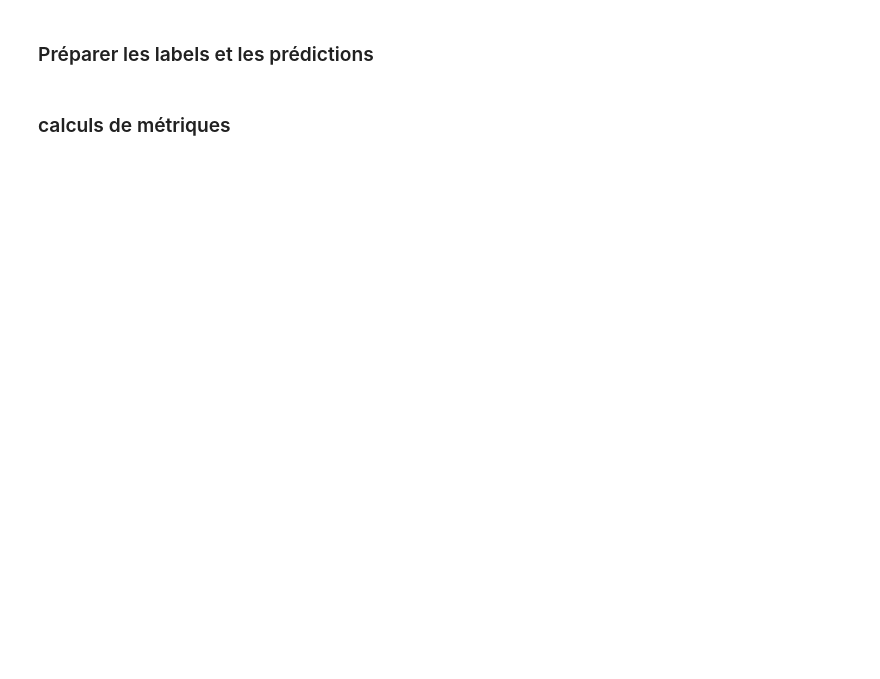
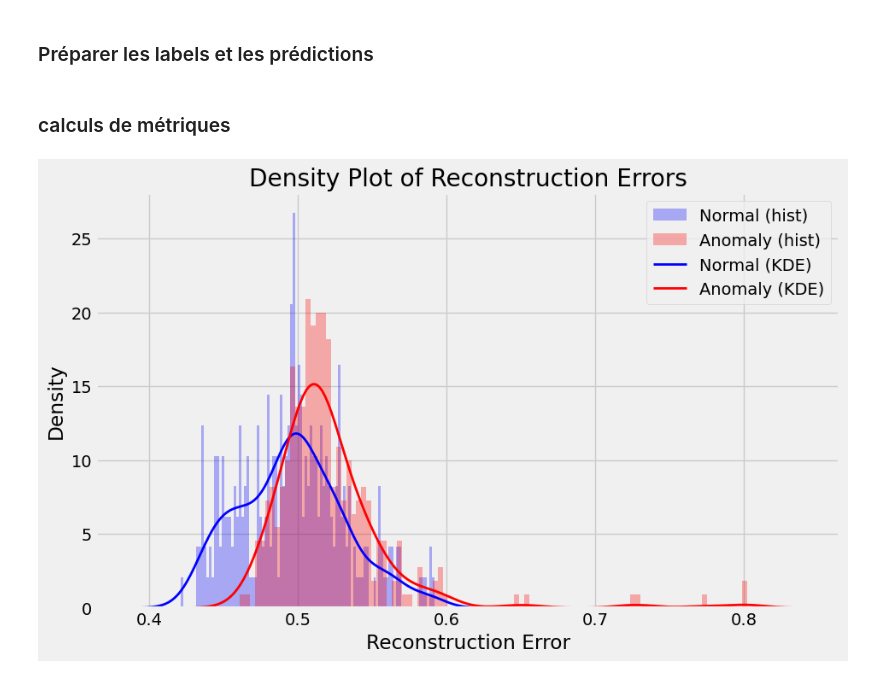
Before and after one commit to Rulienn/Detection-d-anomalie, a Jupyter notebook: ProjectVJos.ipynb, the cells around one changed output. Cells and saved outputs as stored; diff of their text form; code cells hidden in the pictures; blank space fills up the shorter version.

```diff
--- a/ProjectVJos.ipynb
+++ b/ProjectVJos.ipynb
@@ -481,0 +510,27 @@ dd
+# %%
+
+import seaborn as sns
+
+# Erreurs de reconstruction
+normal_errors = get_reconstruction_errors(normal_loader, model, device)
+anomaly_errors = get_reconstruction_errors(anomaly_loader, model, device)
+
+plt.figure(figsize=(10, 6))
+
+# Histogrammes en densité (optionnels, tu peux les supprimer si tu veux uniquement les courbes lissées)
+plt.hist(normal_errors, bins=100, alpha=0.3, label='Normal (hist)', density=True, color='blue')
+plt.hist(anomaly_errors, bins=100, alpha=0.3, label='Anomaly (hist)', density=True, color='red')
+
+# Courbes de densité lissées
+sns.kdeplot(normal_errors, label='Normal (KDE)', color='blue', lw=2)
+sns.kdeplot(anomaly_errors, label='Anomaly (KDE)', color='red', lw=2)
+
+# Mise en forme
+plt.xlabel('Reconstruction Error')
+plt.ylabel('Density')
+plt.title('Density Plot of Reconstruction Errors')
+plt.legend()
+plt.grid(True)
+plt.show()
+# %% [output]
+[figure, added]
```
Also changed, not shown: parts of 10 cells of this notebook.
